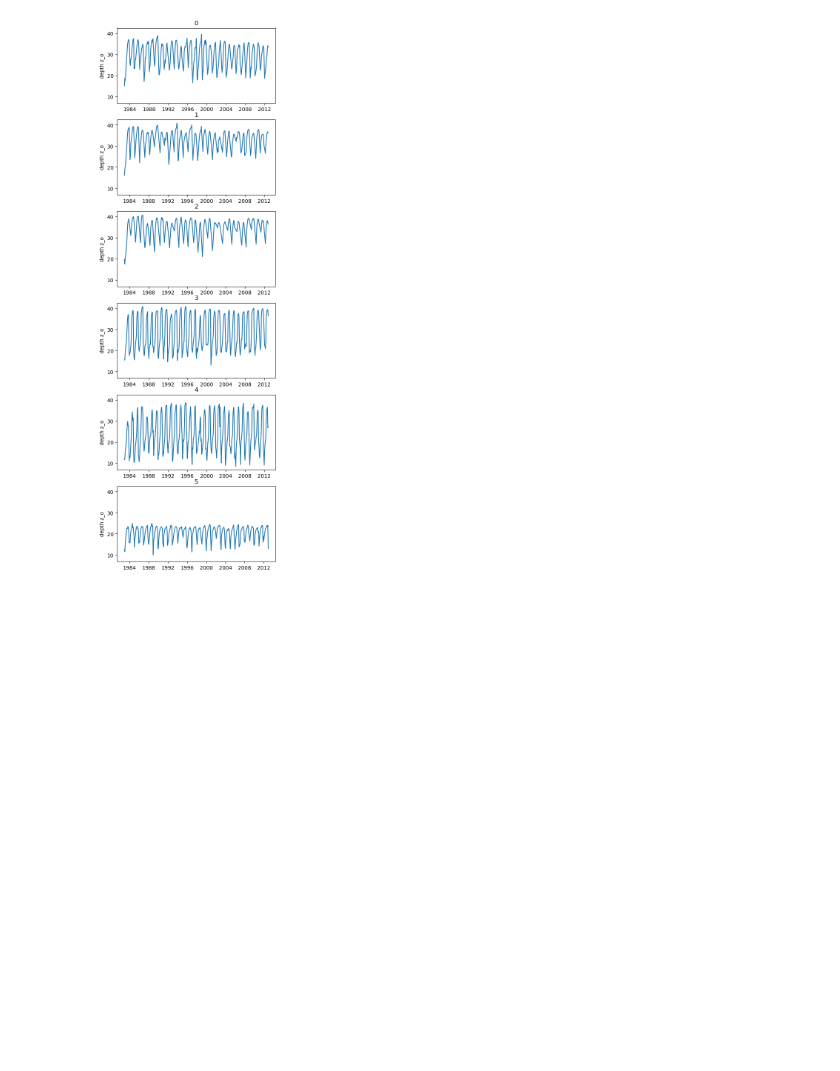
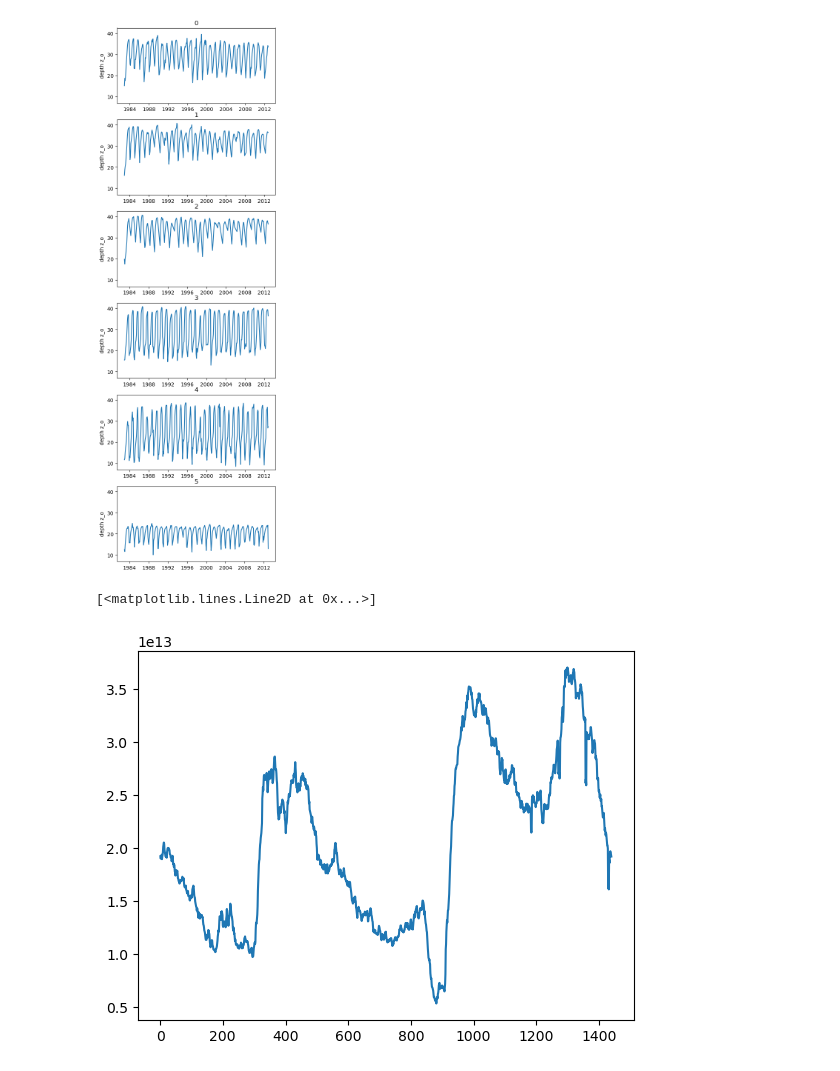
Before and after one commit to evrkin74/Forwards_Ventilation, a Jupyter notebook: code/Longitude.ipynb, the cells around one changed output. Drawn from its saved outputs; the diff is of its cells as text; code cells hidden in the pictures; blank space fills up the shorter version.

```diff
--- a/code/Longitude.ipynb
+++ b/code/Longitude.ipynb
@@ -206,0 +214,14 @@ for bins in range(6):
+# %%
+df_interest = df_vent[df_vent['year_o']>1983][['subvol_o','subvol_i','binnedx_i','binnedx_o','binnedz_i']]
+in_group = df_interest.groupby(['binnedx_i'])
+vol = in_group.sum('subvol_i').compute()
+
+vol = vol.reset_index()
+vol = vol.sort_values('binnedx_i')
+vol_in = vol.reset_index()
+# %%
+####seeding
+plt.plot(vol_in.binnedx_i,vol_in.subvol_i)
+# %% [output]
+[<matplotlib.lines.Line2D at 0x...>]
+[figure, added]
```
Also changed, not shown: parts of 5 cells of this notebook, 17 other files.
